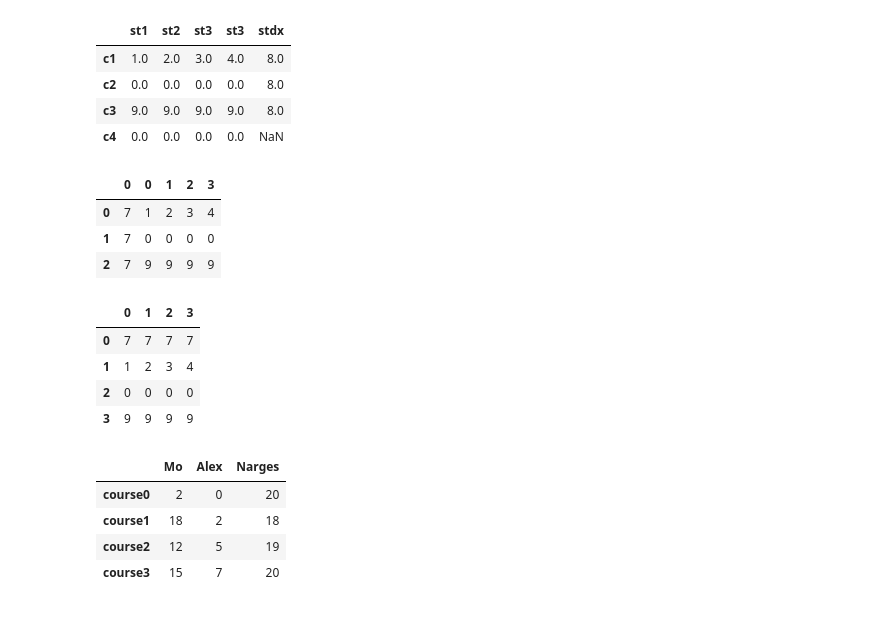
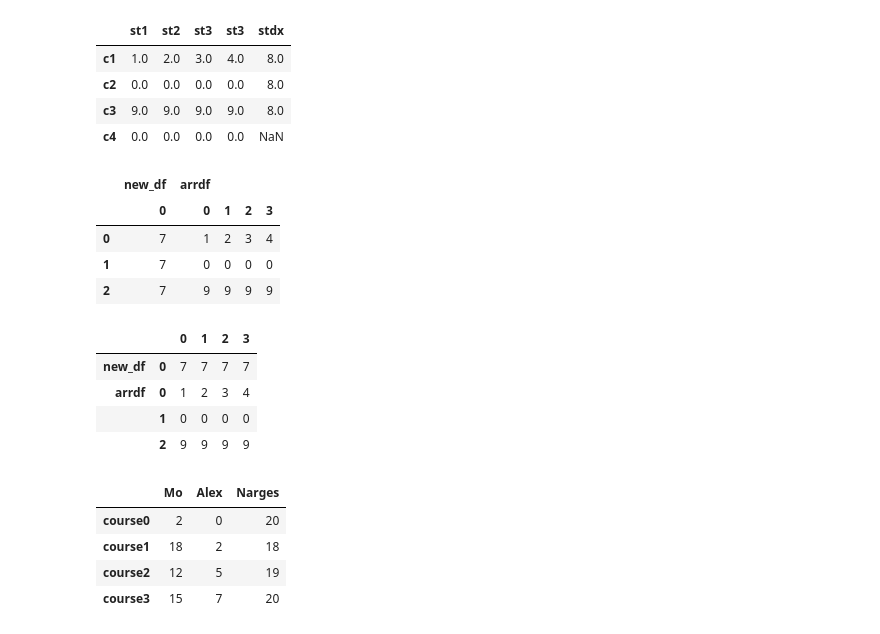
Before and after one commit to Mmotaharinia/Fundamentals_of_data_analysis, a Jupyter notebook: C_Fundamentals_of_Panda_for_new_members_of_our_team.ipynb, the cells around one changed output. Cells and saved outputs as stored; diff of their text form; code cells hidden in the pictures.

```diff
--- a/C_Fundamentals_of_Panda_for_new_members_of_our_team.ipynb
+++ b/C_Fundamentals_of_Panda_for_new_members_of_our_team.ipynb
@@ -139,9 +139,10 @@ arrdf
 arrdf=pd.DataFrame([[1,2,3,4],[0,0,0,0],[9,9,9,9]])
 
 new_df=pd.Series([7,7,7])
-arrdf=pd.concat([new_df,arrdf],axis=1)
+arrdf=pd.concat([new_df,arrdf],axis=1,keys=['new_df','arrdf'])
 arrdf
 # %% [output]
+|  | new_df | arrdf |  |  |  |
 |  | 0 | 0 | 1 | 2 | 3 |
 | 0 | 7 | 1 | 2 | 3 | 4 |
 | 1 | 7 | 0 | 0 | 0 | 0 |
@@ -149,18 +150,16 @@ arrdf
 # %%
 #concat two data frames or a dataframe and a series
 arrdf=pd.DataFrame([[1,2,3,4],[0,0,0,0],[9,9,9,9]])
 
 new_df=pd.DataFrame([[7,7,7,7]])
-arrdf=pd.concat([new_df,arrdf],axis=0)
-indx=['0','1','2','3']
-arrdf.index=indx
+arrdf=pd.concat([new_df,arrdf],axis=0,keys=['new_df','arrdf'])
 arrdf
 # %% [output]
-|  | 0 | 1 | 2 | 3 |
-| 0 | 7 | 7 | 7 | 7 |
-| 1 | 1 | 2 | 3 | 4 |
-| 2 | 0 | 0 | 0 | 0 |
-| 3 | 9 | 9 | 9 | 9 |
+|  |  | 0 | 1 | 2 | 3 |
+| new_df | 0 | 7 | 7 | 7 | 7 |
+| arrdf | 0 | 1 | 2 | 3 | 4 |
+|  | 1 | 0 | 0 | 0 | 0 |
+|  | 2 | 9 | 9 | 9 | 9 |
 # %%
 #example dataframe with a dictionary and addingincreasing index using a for
 dic1={'Mo': [2,18,12,15],
```
Also changed, not shown: parts of 27 cells of this notebook.
